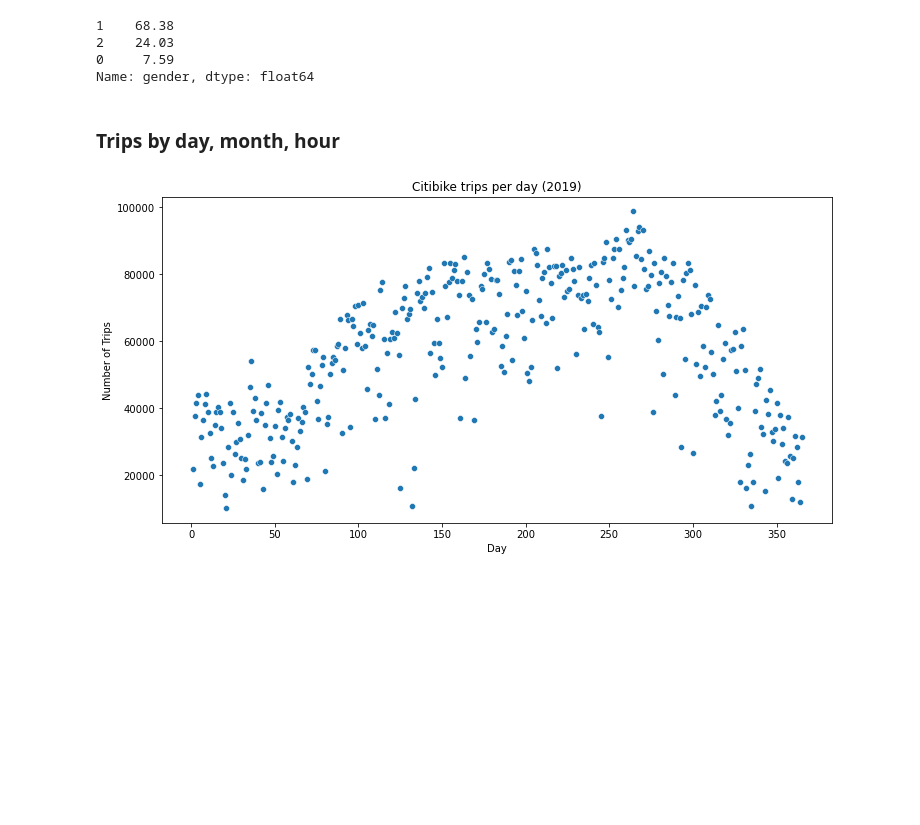
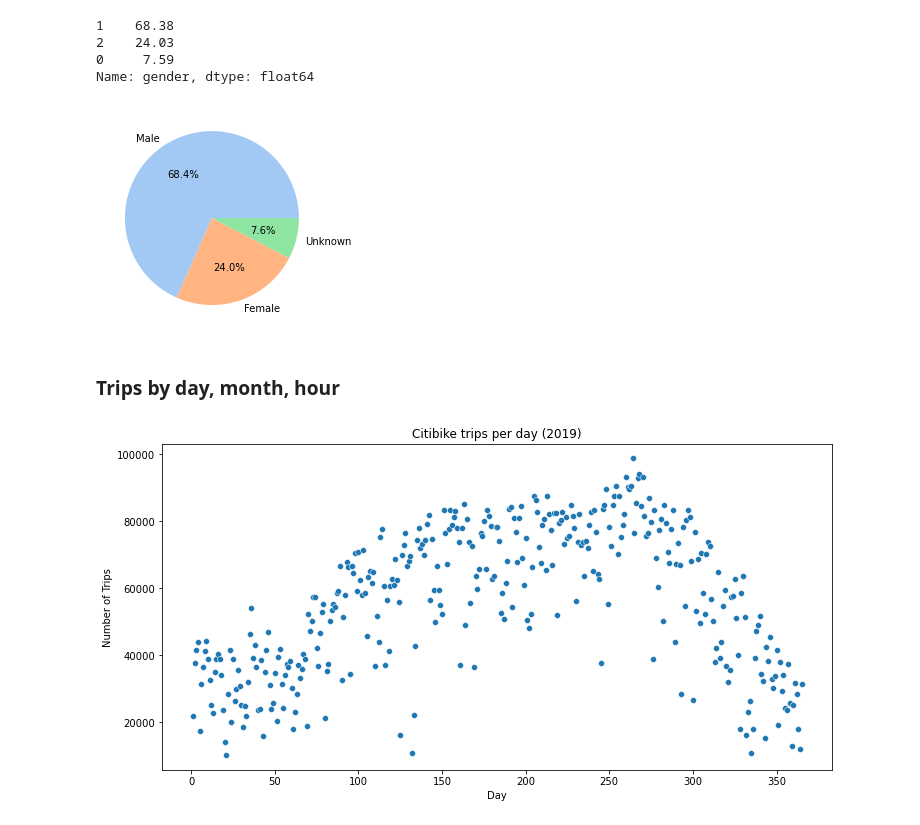
Before and after one commit to rishigoutam/citibike, a Jupyter notebook: rishi/eda.ipynb, the cells around one changed output. Saved outputs shown, nothing was run; the diff lists cells and outputs as text; code cells hidden in the pictures; blank space fills up the shorter version.

```diff
--- a/rishi/eda.ipynb
+++ b/rishi/eda.ipynb
@@ -208,6 +208,18 @@ NY_2019["gender"].value_counts(normalize=True).round(4).mul(100)
 2    24.03
 0     7.59
 Name: gender, dtype: float64
+# %%
+# pie chart!
+plt.pie(
+    data=genders,
+    x="count",
+    labels="gender",
+    colors=sns.color_palette("pastel"),
+    autopct="%.1f%%",
+)
+plt.show()
+# %% [output]
+[figure, added]
 # %%
 del genders
 # %% [markdown]
```
Also changed, not shown: parts of 3 cells of this notebook.
